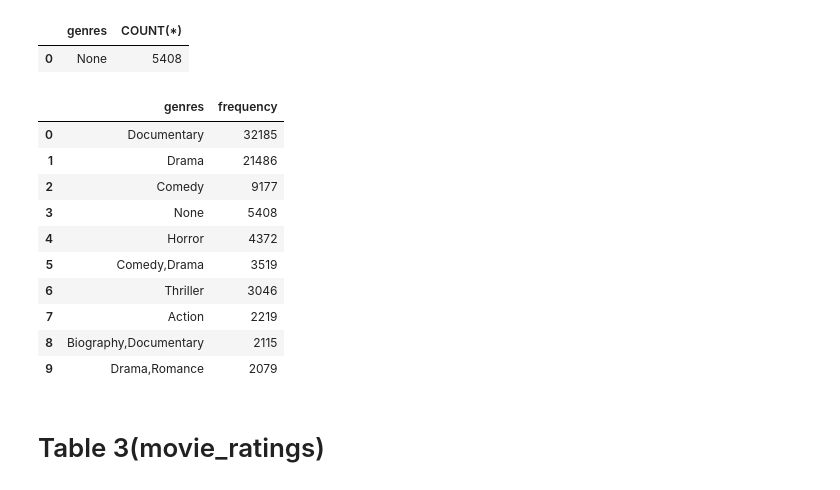
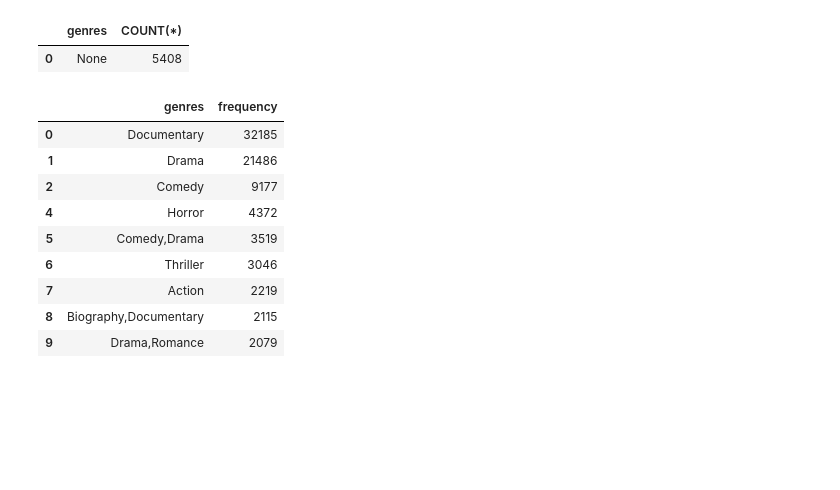
Before and after one commit to sarah10001/Project-1, a Jupyter notebook: Project-1.ipynb, the cells around one changed output. Saved outputs shown, nothing was run; the diff lists cells and outputs as text; code cells hidden in the pictures; blank space fills up the shorter version.

```diff
--- a/Project-1.ipynb
+++ b/Project-1.ipynb
@@ -264,25 +266,25 @@ pd.read_sql(second_query, conn)
 # %%
 #Checking for top movies in terms of genre
 third_query = """
 SELECT genres, count(*) AS frequency
 FROM movie_basics
 GROUP by genres
 ORDER BY frequency DESC
 LIMIT 10
 ;
 """
-pd.read_sql(third_query, conn)
+df = pd.read_sql(third_query, conn)
+
+df = df.dropna(subset=['genres', 'frequency'])
+df
 # %% [output]
 |  | genres | frequency |
 | 0 | Documentary | 32185 |
 | 1 | Drama | 21486 |
 | 2 | Comedy | 9177 |
-| 3 | None | 5408 |
 | 4 | Horror | 4372 |
 | 5 | Comedy,Drama | 3519 |
 | 6 | Thriller | 3046 |
 | 7 | Action | 2219 |
 | 8 | Biography,Documentary | 2115 |
 | 9 | Drama,Romance | 2079 |
-# %% [markdown]
-#  Table 3(movie_ratings)
```
Also changed, not shown: parts of 24 cells of this notebook.
